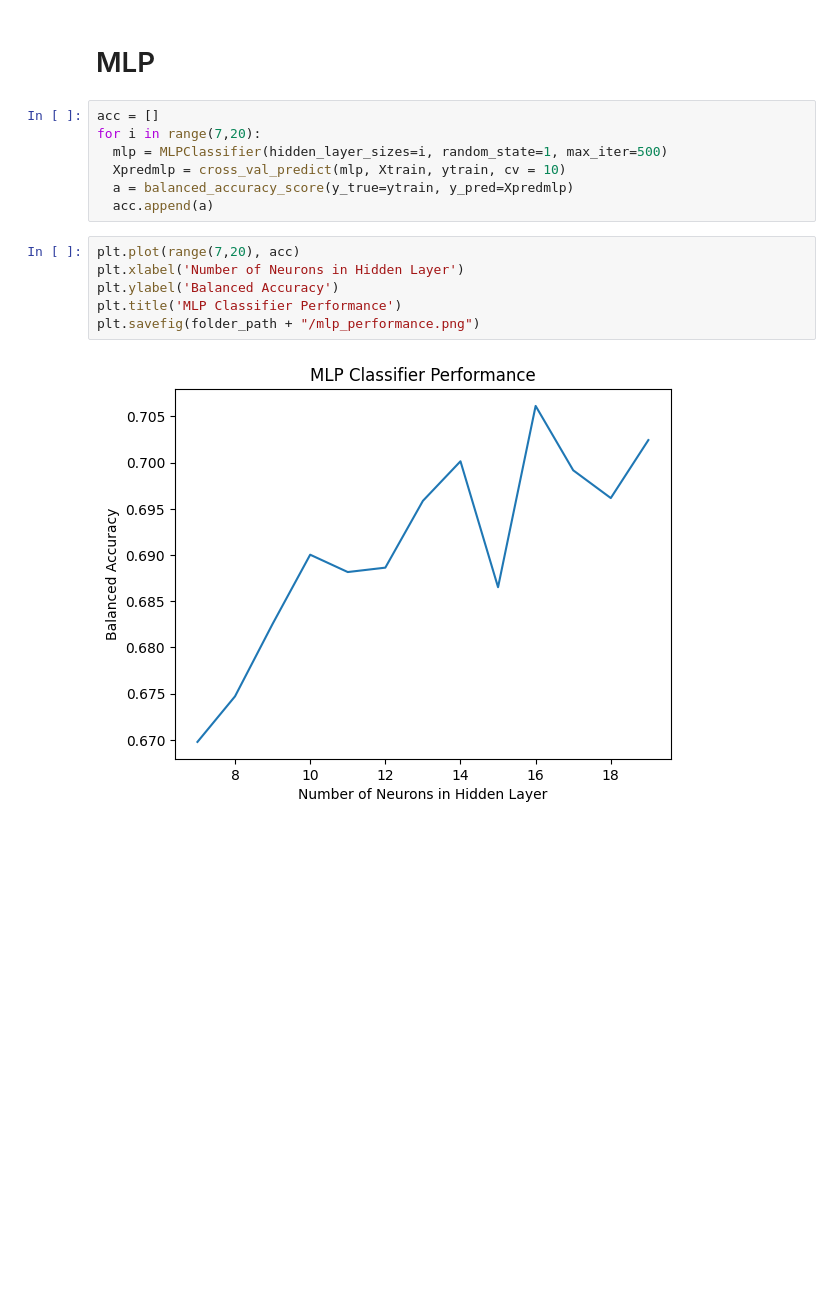
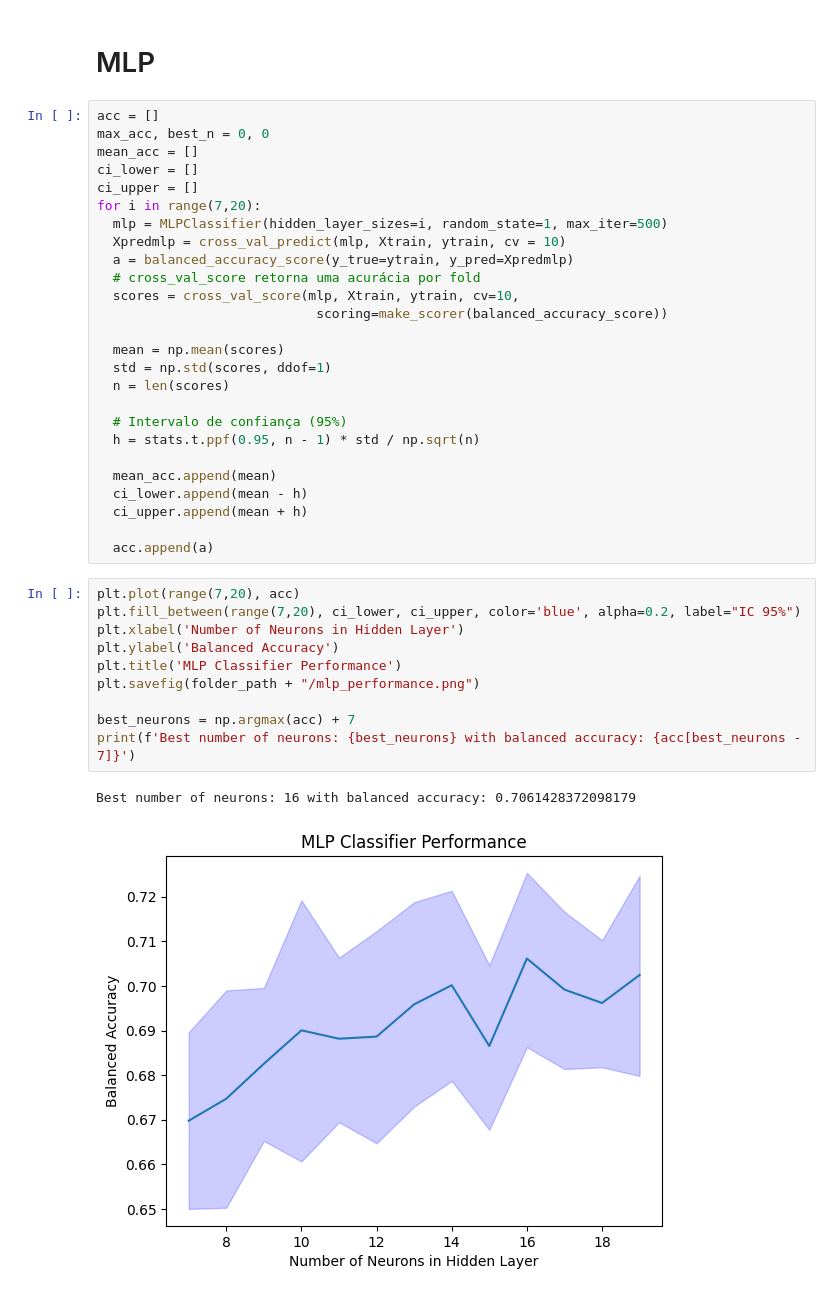
Before and after one commit to vtmrg/machineLearning2025, a Jupyter notebook: Projet 2/projet2.ipynb, the cells around one changed output. Drawn from its saved outputs; the diff is of its cells as text; blank space fills up the shorter version.

Commit message:
best number of neurons

```diff
--- a/Projet 2/projet2.ipynb
+++ b/Projet 2/projet2.ipynb
@@ -151,16 +153,40 @@ plt.savefig(folder_path + "/pca.png")
 # MLP
 # %%
 acc = []
+max_acc, best_n = 0, 0
+mean_acc = []
+ci_lower = []
+ci_upper = []
 for i in range(7,20):
   mlp = MLPClassifier(hidden_layer_sizes=i, random_state=1, max_iter=500)
   Xpredmlp = cross_val_predict(mlp, Xtrain, ytrain, cv = 10)
   a = balanced_accuracy_score(y_true=ytrain, y_pred=Xpredmlp)
+  # cross_val_score retorna uma acurácia por fold
+  scores = cross_val_score(mlp, Xtrain, ytrain, cv=10,
+                            scoring=make_scorer(balanced_accuracy_score))
+
+  mean = np.mean(scores)
+  std = np.std(scores, ddof=1)
+  n = len(scores)
+
+  # Intervalo de confiança (95%)
+  h = stats.t.ppf(0.95, n - 1) * std / np.sqrt(n)
+
+  mean_acc.append(mean)
+  ci_lower.append(mean - h)
+  ci_upper.append(mean + h)
+
   acc.append(a)
 # %%
 plt.plot(range(7,20), acc)
+plt.fill_between(range(7,20), ci_lower, ci_upper, color='blue', alpha=0.2, label="IC 95%")
 plt.xlabel('Number of Neurons in Hidden Layer')
 plt.ylabel('Balanced Accuracy')
 plt.title('MLP Classifier Performance')
 plt.savefig(folder_path + "/mlp_performance.png")
+
+best_neurons = np.argmax(acc) + 7
+print(f'Best number of neurons: {best_neurons} with balanced accuracy: {acc[best_neurons - 7]}')
 # %% [output]
+Best number of neurons: 16 with balanced accuracy: 0.7061428372098179
-[figure, old version]
+[figure, new version]
```
Also changed, not shown: parts of 1 cell of this notebook, 1 other file.
